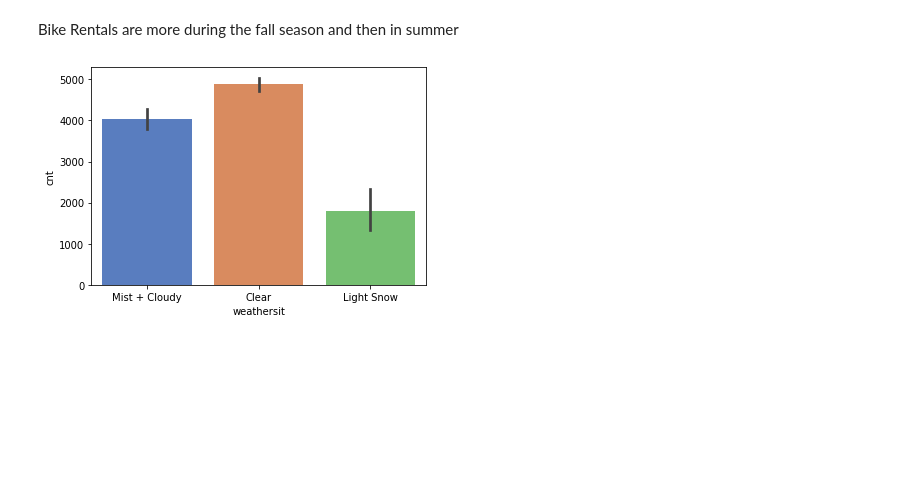
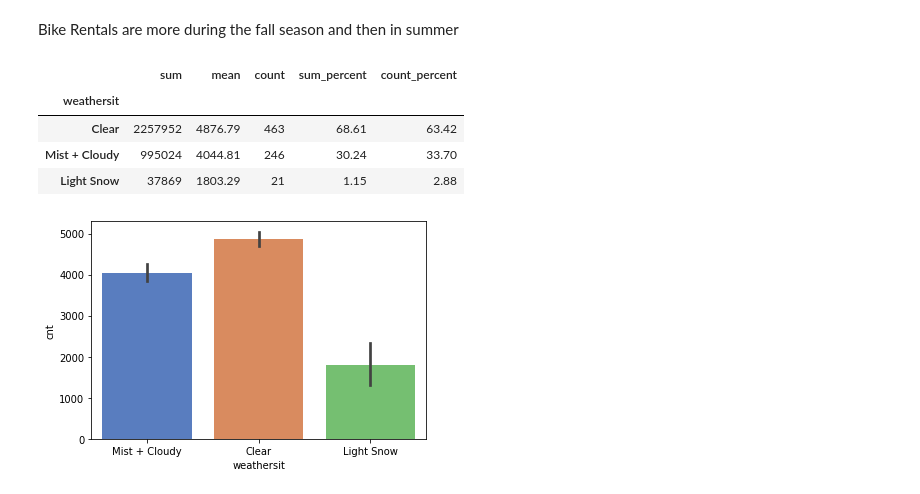
Before and after one commit to PramodKhandare/BoomBikes-LinearRegression-Assignment, a Jupyter notebook: BoomBikes-LinearRegression-Assignment.ipynb, the cells around one changed output. Saved outputs shown, nothing was run; the diff lists cells and outputs as text; code cells hidden in the pictures; blank space fills up the shorter version.

```diff
--- a/BoomBikes-LinearRegression-Assignment.ipynb
+++ b/BoomBikes-LinearRegression-Assignment.ipynb
@@ -205,6 +221,14 @@ plt.show()
 [figure]
 # %% [markdown]
 Bike Rentals are more during the fall season and then in summer
+# %%
+categorical_stats('weathersit')
+# %% [output]
+|  | sum | mean | count | sum_percent | count_percent |
+| weathersit |  |  |  |  |  |
+| Clear | 2257952 | 4876.79 | 463 | 68.61 | 63.42 |
+| Mist + Cloudy | 995024 | 4044.81 | 246 | 30.24 | 33.70 |
+| Light Snow | 37869 | 1803.29 | 21 | 1.15 | 2.88 |
 # %%
 #Relation between weather and cnt of df
 sns.barplot('weathersit', 'cnt', palette="muted", data = df)
```
Also changed, not shown: parts of 28 cells of this notebook.
